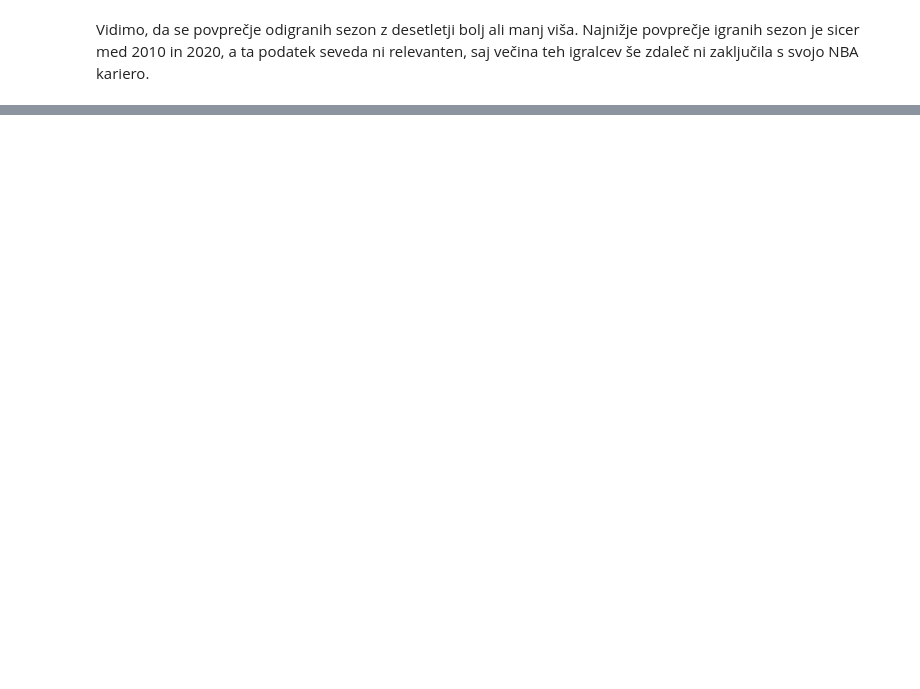
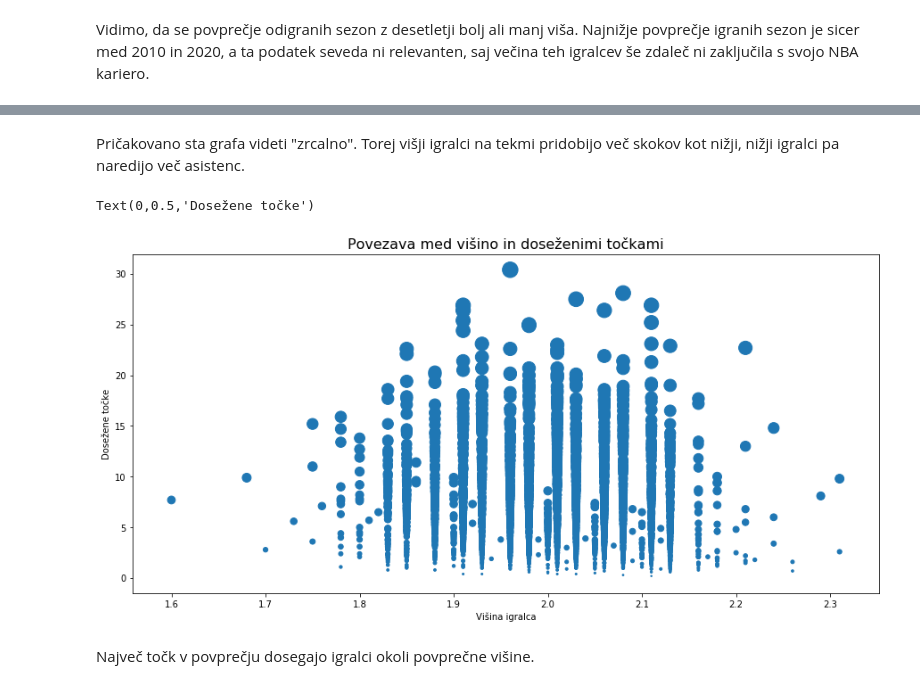
Before and after one commit to sarabizjak7/NBA_players, a Jupyter notebook: data_analysis.ipynb, the cells around one changed output, grey strips where cells are left out. Drawn from its saved outputs; the diff is of its cells as text; code cells hidden in the pictures; blank space fills up the shorter version.

```diff
--- a/data_analysis.ipynb
+++ b/data_analysis.ipynb
@@ -173,0 +336,12 @@ Najnižje povprečje igranih sezon je sicer med 2010 in 2020, a ta podatek seved
+# %% [markdown]
+Pričakovano sta grafa videti "zrcalno". Torej višji igralci na tekmi pridobijo več skokov kot nižji, nižji igralci pa naredijo več asistenc.
+# %%
+podatki.plot.scatter('height', 'points_per_game', s=podatki['points_per_game']*10, figsize = (15, 7))
+plt.title('Povezava med višino in doseženimi točkami', fontsize=16)
+plt.xlabel('Višina igralca', fontsize=10)
+plt.ylabel('Dosežene točke', fontsize=10)
+# %% [output]
+Text(0,0.5,'Dosežene točke')
+[figure, added]
+# %% [markdown]
+Največ točk v povprečju dosegajo igralci okoli povprečne višine.
```
Also changed, not shown: parts of 51 cells of this notebook.
